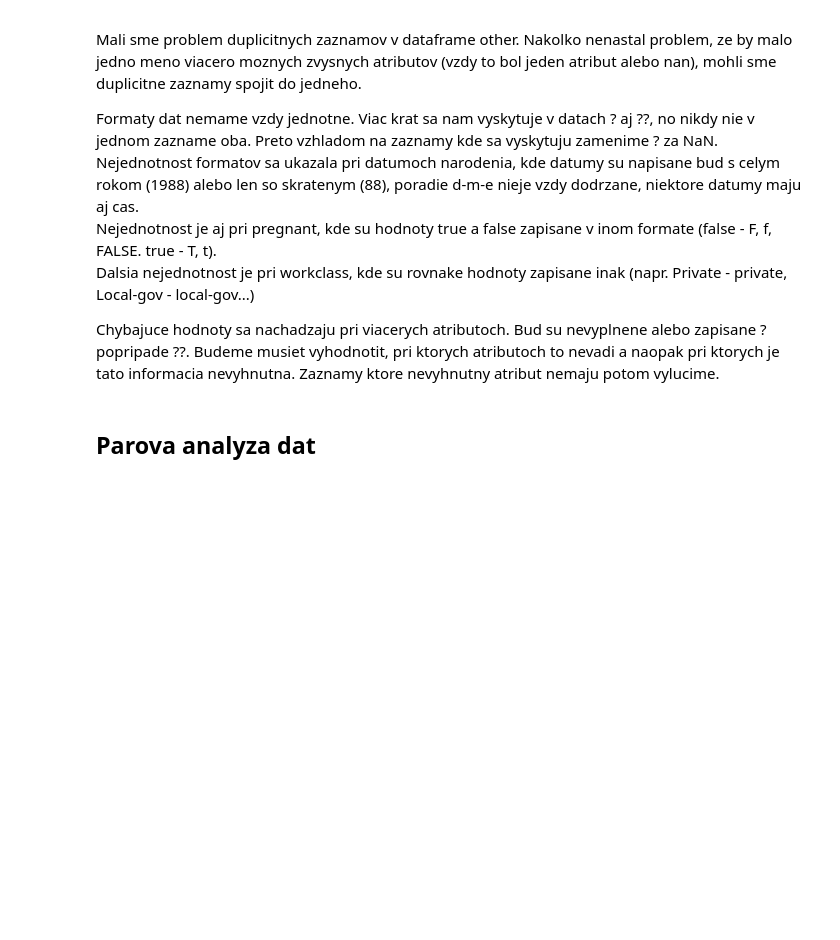
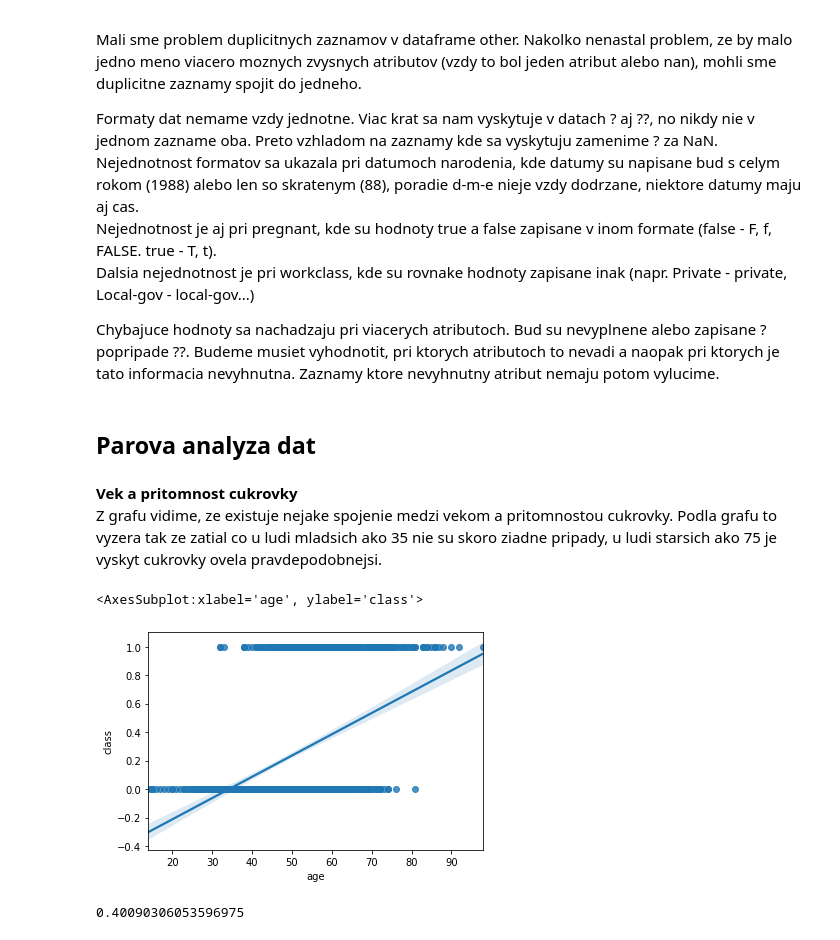
Before and after one commit to Marian-N/IAU, a Jupyter notebook: Untitled.ipynb, the cells around one changed output. Saved outputs shown, nothing was run; the diff lists cells and outputs as text; code cells hidden in the pictures; blank space fills up the shorter version.

```diff
--- a/Untitled.ipynb
+++ b/Untitled.ipynb
@@ -735,3 +736,15 @@ Dalsia nejednotnost je pri workclass, kde su rovnake hodnoty zapisane inak (napr
 Chybajuce hodnoty sa nachadzaju pri viacerych atributoch. Bud su nevyplnene alebo zapisane ? popripade ??. Budeme musiet vyhodnotit, pri ktorych atributoch to nevadi a naopak pri ktorych je tato informacia nevyhnutna. Zaznamy ktore nevyhnutny atribut nemaju potom vylucime.
 # %% [markdown]
 ## Parova analyza dat
+# %% [markdown]
+**Vek a pritomnost cukrovky**
+Z grafu vidime, ze existuje nejake spojenie medzi vekom a pritomnostou cukrovky. Podla grafu to vyzera tak ze zatial co u ludi mladsich ako 35 nie su skoro ziadne pripady, u ludi starsich ako 75 je vyskyt cukrovky ovela pravdepodobnejsi.
+# %%
+sns.regplot(data=df, x='age', y='class')
+# %% [output]
+<AxesSubplot:xlabel='age', ylabel='class'>
+[figure, added]
+# %%
+df['age'].corr(df['class'])
+# %% [output]
+0.40090306053596975
```
Also changed, not shown: parts of 16 cells of this notebook.
